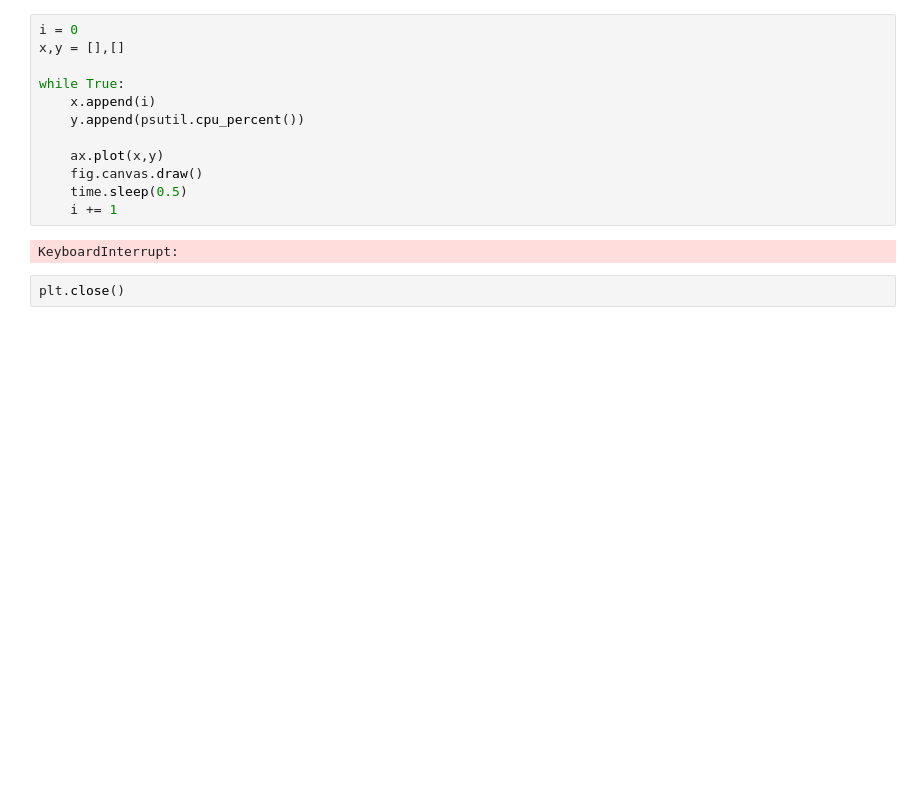
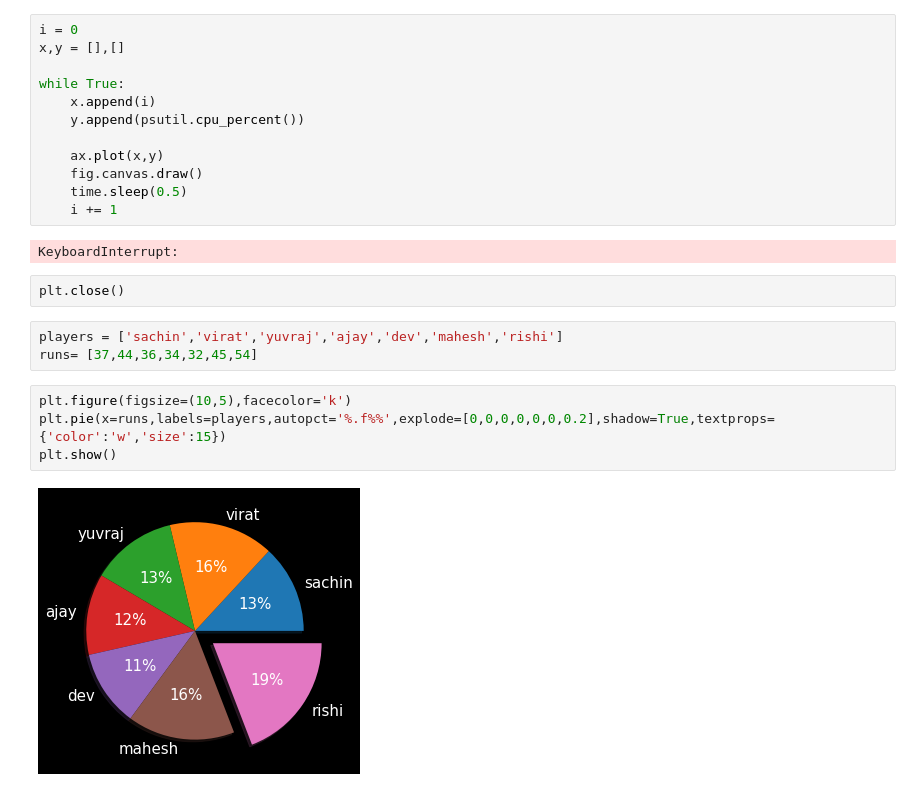
Before and after one commit to ajayyadav1998/Python-saturday, a Jupyter notebook: DATA-SCIENCE/intro to matplotlib.ipynb, the cells around one changed output. Cells and saved outputs as stored; diff of their text form; blank space fills up the shorter version.

```diff
--- a/DATA-SCIENCE/intro to matplotlib.ipynb
+++ b/DATA-SCIENCE/intro to matplotlib.ipynb
@@ -232,3 +232,12 @@ while True:
 KeyboardInterrupt:
 # %%
 plt.close()
+# %%
+players = ['sachin','virat','yuvraj','ajay','dev','mahesh','rishi']
+runs= [37,44,36,34,32,45,54]
+# %%
+plt.figure(figsize=(10,5),facecolor='k')
+plt.pie(x=runs,labels=players,autopct='%.f%%',explode=[0,0,0,0,0,0,0.2],shadow=True,textprops={'color':'w','size':15})
+plt.show()
+# %% [output]
+[figure, added]
```
Also changed, not shown: 2 other files.
